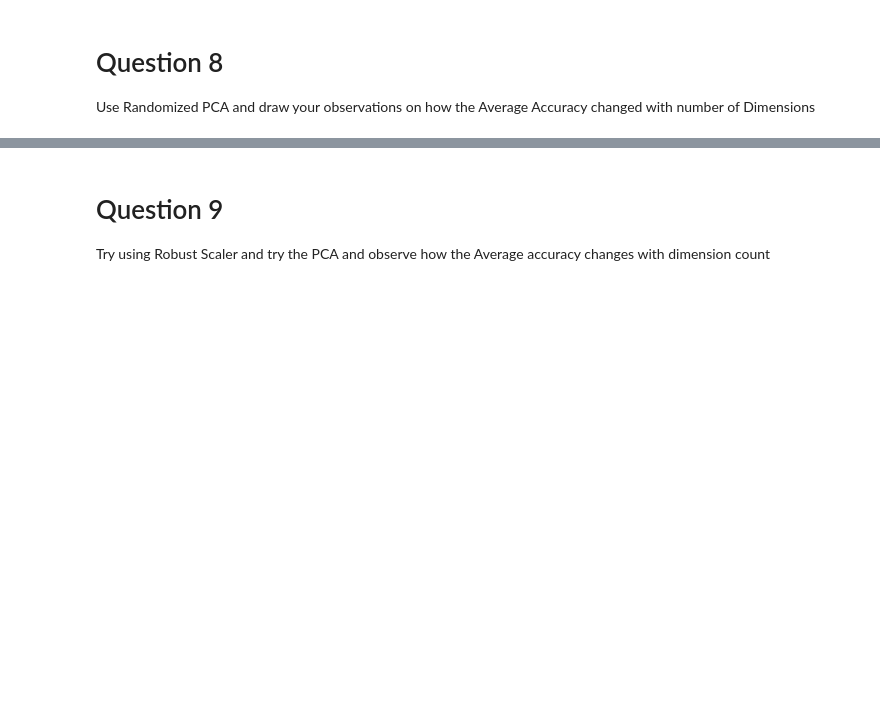
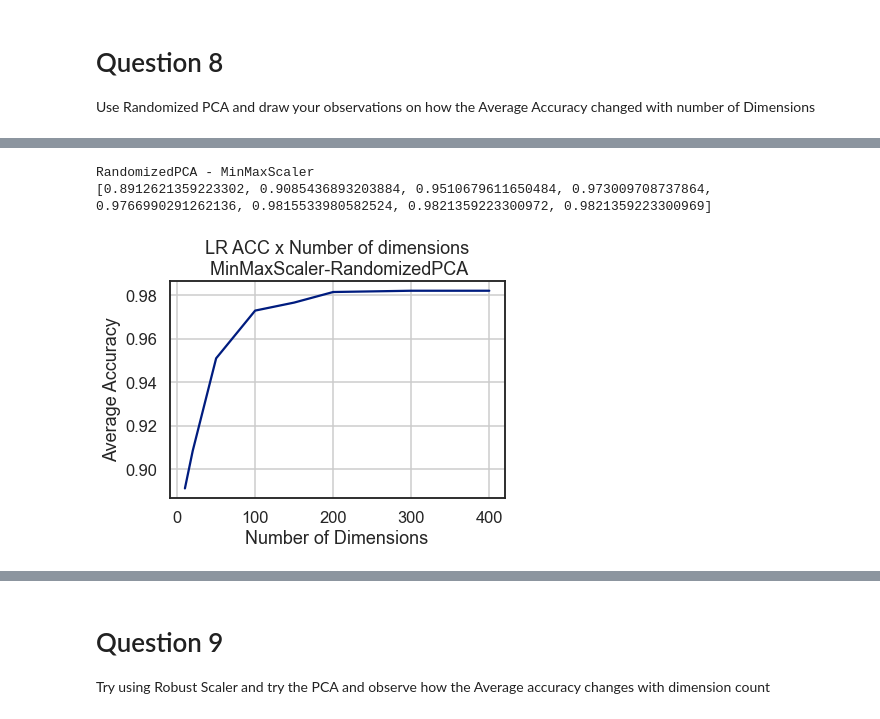
Before and after one commit to BulgarelliM/Computational-Intelligence, a Jupyter notebook: PCA/Dimensionality_Reduction_Exercises.ipynb, the cells around one changed output, grey strips where cells are left out. Saved outputs shown, nothing was run; the diff lists cells and outputs as text; code cells hidden in the pictures; blank space fills up the shorter version.

```diff
--- a/PCA/Dimensionality_Reduction_Exercises.ipynb
+++ b/PCA/Dimensionality_Reduction_Exercises.ipynb
@@ -465,0 +622,20 @@ from sklearn.decomposition import RandomizedPCA
+# %%
+print('RandomizedPCA - MinMaxScaler')
+print(score_list)
+# %% [output]
+RandomizedPCA - MinMaxScaler
+[0.8912621359223302, 0.9085436893203884, 0.9510679611650484, 0.973009708737864, 0.9766990291262136, 0.9815533980582524, 0.9821359223300972, 0.9821359223300969]
+# %%
+# Plot the average accuracy against the number of Dimensions
+sns.set_context('talk')
+
+ax = plt.axes()
+ax.plot(ns, score_list)
+ax.set(xlabel='Number of Dimensions',
+       ylabel='Average Accuracy',
+       title='LR ACC x Number of dimensions\n MinMaxScaler-RandomizedPCA')
+ax.grid(True)
+
+plt.savefig(f'MinMaxScaler-RandomizedPCA.png', dpi=100)
+# %% [output]
+[figure, added]
```
Also changed, not shown: parts of 19 cells of this notebook, 4 other files.
